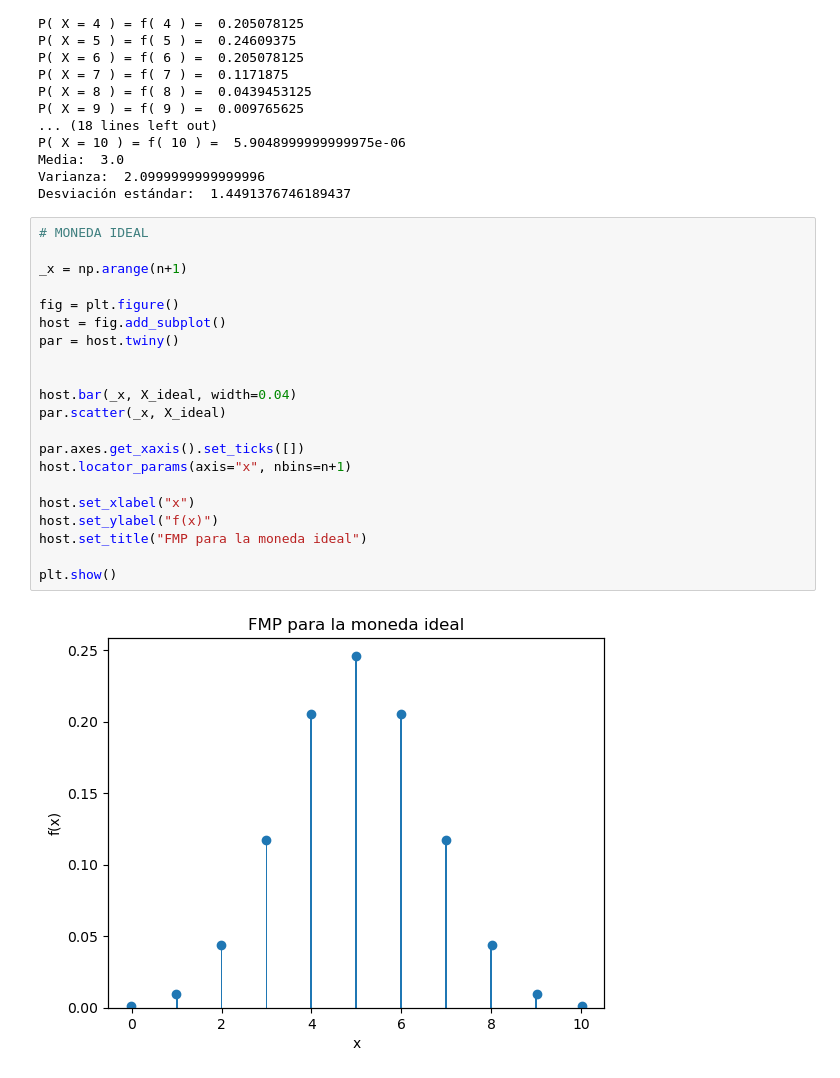
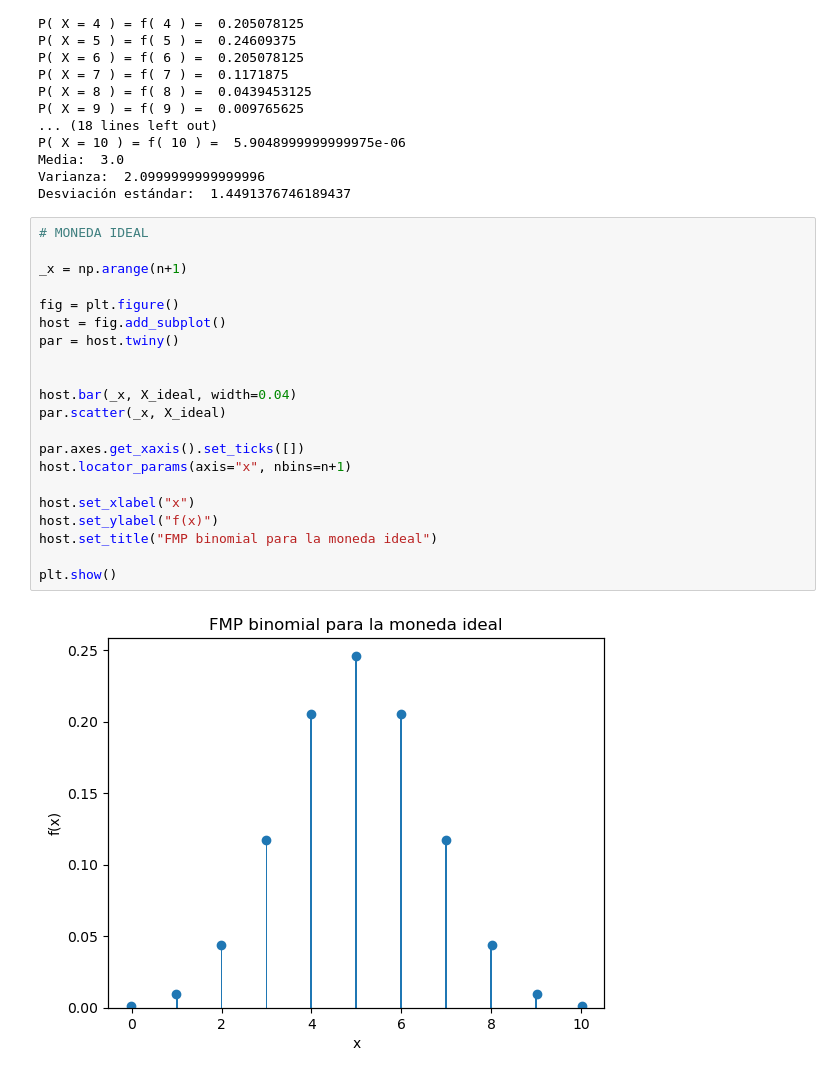
Before and after one commit to Felipe-V13/Probabilidad_proyecto_2, a Jupyter notebook: proyecto_2.ipynb, the cells around one changed output. Cells and saved outputs as stored; diff of their text form.

```diff
--- a/proyecto_2.ipynb
+++ b/proyecto_2.ipynb
@@ -169,26 +169,26 @@ Desviación estándar:  1.4491376746189437
 # %%
 # MONEDA IDEAL
 
 _x = np.arange(n+1)
 
 fig = plt.figure()
 host = fig.add_subplot()
 par = host.twiny()
 
 
 host.bar(_x, X_ideal, width=0.04)
 par.scatter(_x, X_ideal)
 
 par.axes.get_xaxis().set_ticks([])
 host.locator_params(axis="x", nbins=n+1)
 
 host.set_xlabel("x")
 host.set_ylabel("f(x)")
-host.set_title("FMP para la moneda ideal")
+host.set_title("FMP binomial para la moneda ideal")
 
 plt.show()
 # %% [output]
-[figure, old version]
+[figure, new version]
 # %%
 # MONEDA TRUCO
 
```
Also changed, not shown: parts of 1 cell of this notebook.
